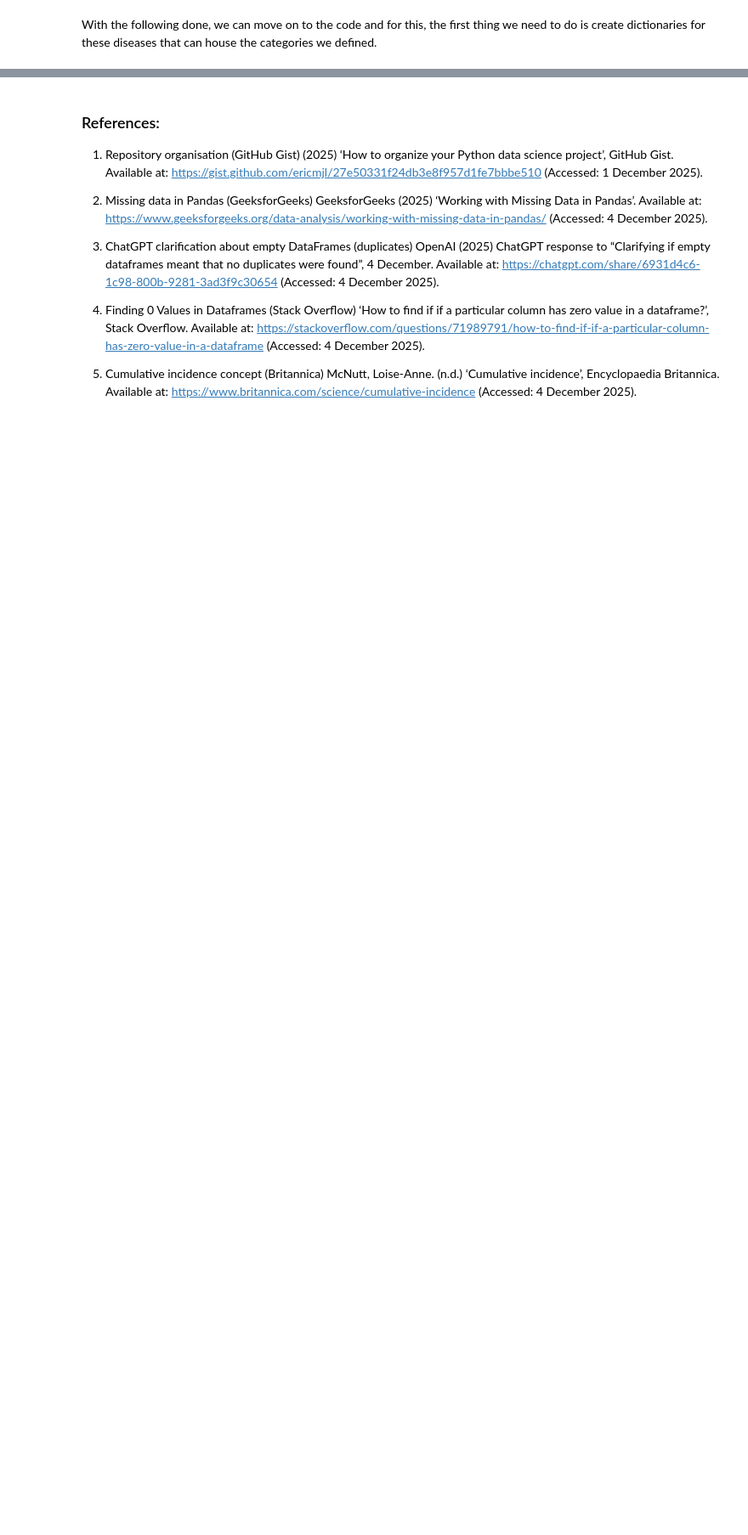
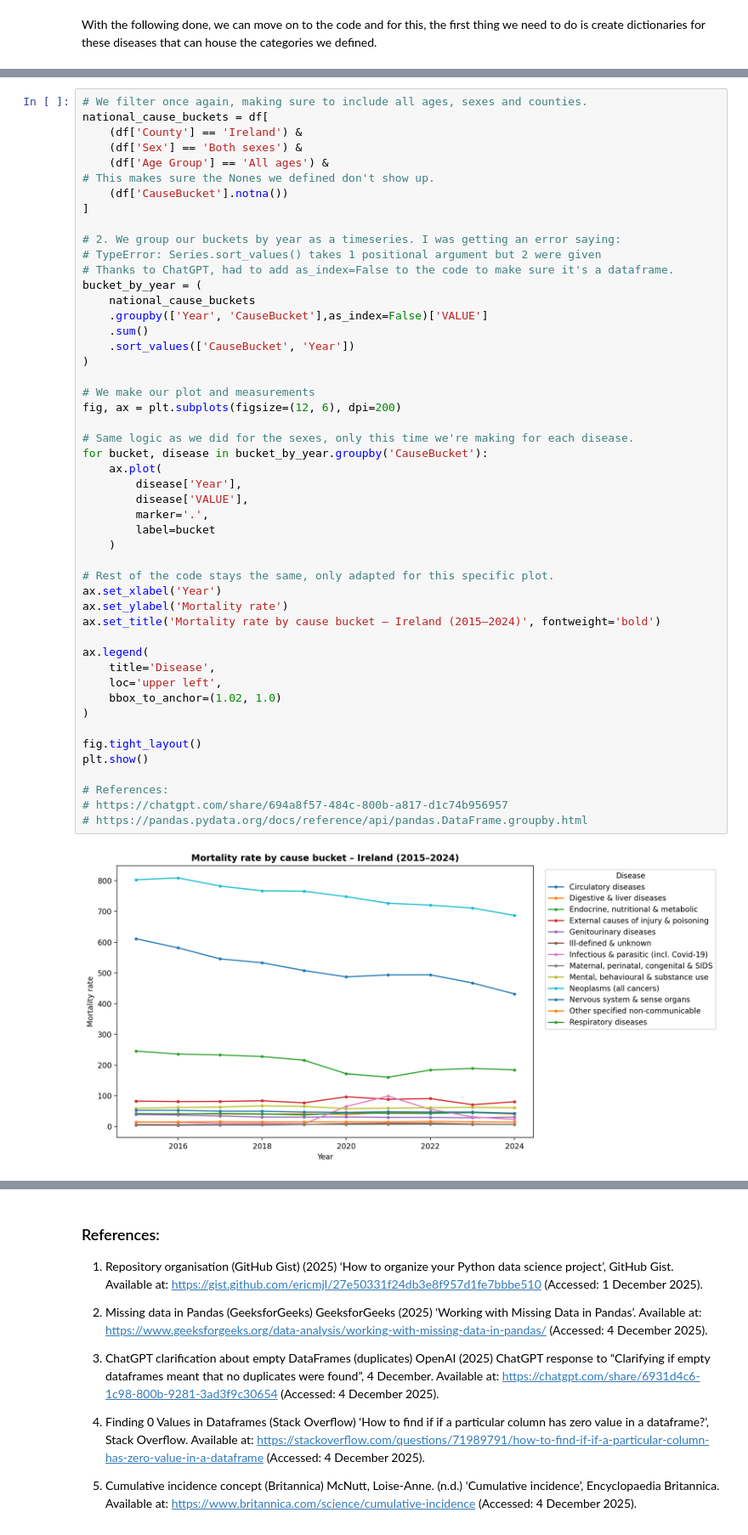
Before and after one commit to LoicBagnoud/Programming-for-Data-Analytics-Project, a Jupyter notebook: Project.ipynb, the cells around one changed output, grey strips where cells are left out. Shown at 85% size. Drawn from its saved outputs; the diff is of its cells as text; blank space fills up the shorter version.

Commit message:
National Overview for diseases

```diff
--- a/Project.ipynb
+++ b/Project.ipynb
@@ -706,0 +711,51 @@ With the above done, we can start plotting and looking at the National Overview.
+# %%
+# We filter once again, making sure to include all ages, sexes and counties.
+national_cause_buckets = df[
+    (df['County'] == 'Ireland') &
+    (df['Sex'] == 'Both sexes') &
+    (df['Age Group'] == 'All ages') &
+# This makes sure the Nones we defined don't show up.
+    (df['CauseBucket'].notna())
+]
+
+# 2. We group our buckets by year as a timeseries. I was getting an error saying:
+# TypeError: Series.sort_values() takes 1 positional argument but 2 were given
+# Thanks to ChatGPT, had to add as_index=False to the code to make sure it's a dataframe.
+bucket_by_year = (
+    national_cause_buckets
+    .groupby(['Year', 'CauseBucket'],as_index=False)['VALUE']
+    .sum()
+    .sort_values(['CauseBucket', 'Year'])
+)
+
+# We make our plot and measurements
+fig, ax = plt.subplots(figsize=(12, 6), dpi=200)
+
+# Same logic as we did for the sexes, only this time we're making for each disease.
+for bucket, disease in bucket_by_year.groupby('CauseBucket'):
+    ax.plot(
+        disease['Year'],
+        disease['VALUE'],
+        marker='.',
+        label=bucket
+    )
+
+# Rest of the code stays the same, only adapted for this specific plot.
+ax.set_xlabel('Year')
+ax.set_ylabel('Mortality rate')
+ax.set_title('Mortality rate by cause bucket – Ireland (2015–2024)', fontweight='bold')
+
+ax.legend(
+    title='Disease',
+    loc='upper left',
+    bbox_to_anchor=(1.02, 1.0)
+)
+
+fig.tight_layout()
+plt.show()
+
+# References:
+# https://chatgpt.com/share/694a8f57-484c-800b-a817-d1c74b956957
+# https://pandas.pydata.org/docs/reference/api/pandas.DataFrame.groupby.html
+# %% [output]
+[figure, added]
```
Also changed, not shown: parts of 6 cells of this notebook.
